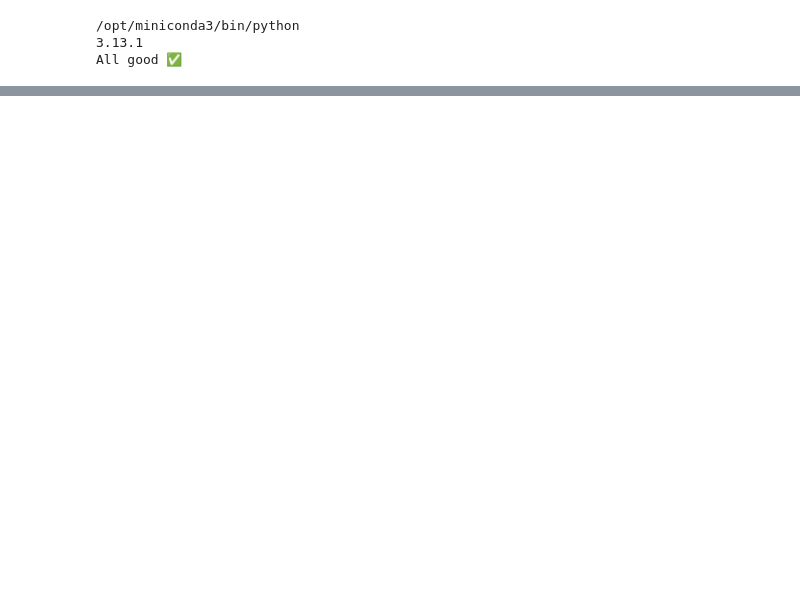
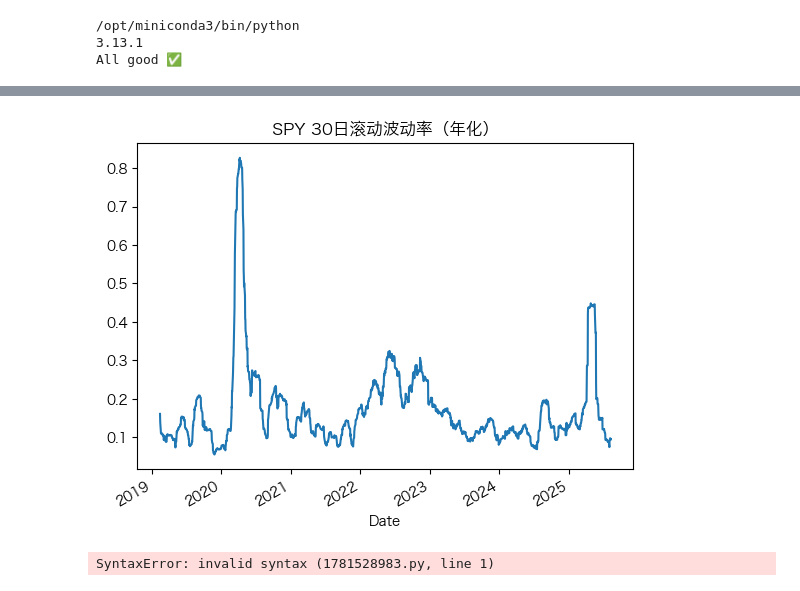
Before and after one commit to MAIJINRUI/quant-bootcamp, a Jupyter notebook: bootcamp/week01/week01-check.ipynb, the cells around one changed output, grey strips where cells are left out. Cells and saved outputs as stored; diff of their text form; code cells hidden in the pictures; blank space fills up the shorter version.

```diff
--- a/bootcamp/week01/week01-check.ipynb
+++ b/bootcamp/week01/week01-check.ipynb
@@ -244,0 +71,15 @@ Note: you may need to restart the kernel to use updated packages.
+# %%
+import matplotlib.pyplot as plt
+from matplotlib import font_manager as fm
+
+cjk_candidates = [
+    "PingFang SC", "Hiragino Sans GB", "Heiti SC", "Songti SC",
+    "STHeiti", "Microsoft YaHei", "SimHei",
+    "Noto Sans CJK SC", "WenQuanYi Zen Hei", "Arial Unicode MS"
+]
+available = {f.name for f in fm.fontManager.ttflist}
+for name in cjk_candidates:
+    if name in available:
+        plt.rcParams["font.family"] = name
+        break
+plt.rcParams["axes.unicode_minus"] = False  # 让负号正常显示
@@ -244,0 +106,12 @@ Note: you may need to restart the kernel to use updated packages.
+# %%
+from bootcamp.week01.assignment.solution import rolling_vol
+rv = rolling_vol(log_returns(spy.to_frame()), window=30)  # 30日窗口
+rv["SPY"].plot(title="SPY 30日滚动波动率（年化）");
+# %% [output]
+[figure, added]
+# %%
+git add bootcamp/week01/week01-check.ipynb
+git commit -m "Run week01 notebook: equity curve + metrics"
+git push
+# %% [output]
+SyntaxError: invalid syntax (1781528983.py, line 1)
```
Also changed, not shown: parts of 15 cells of this notebook.
